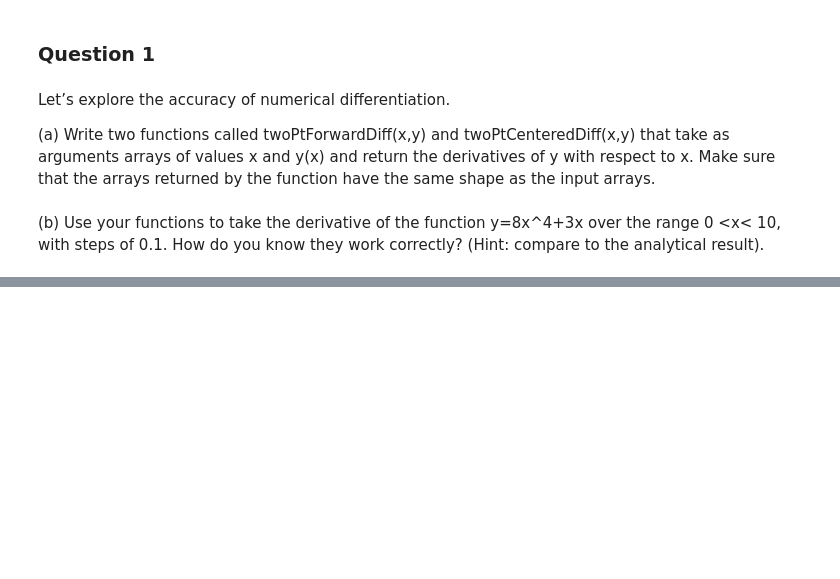
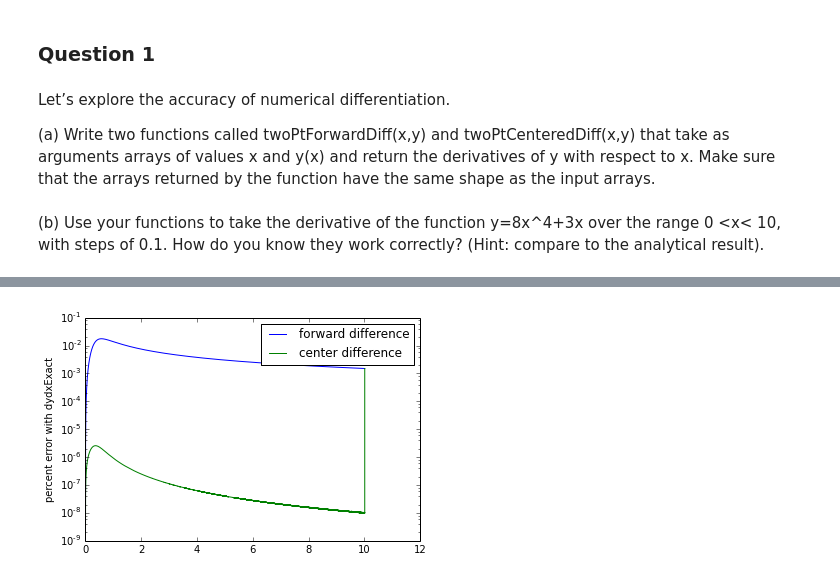
Before and after one commit to jparke08/PHYS202-S14, a Jupyter notebook: SciPy/DifferentiationExercises.ipynb, the cells around one changed output, grey strips where cells are left out. Drawn from its saved outputs; the diff is of its cells as text; code cells hidden in the pictures; blank space fills up the shorter version.

```diff
--- a/SciPy/DifferentiationExercises.ipynb
+++ b/SciPy/DifferentiationExercises.ipynb
@@ -69,0 +81,18 @@ plt.show()
+# %%
+x2 = np.arange(0.,10.01, 0.0001)
+y2 = 8 * (x2 ** 4) + 3*x2
+dydx1 = twoPtForwardDiff(x2,y2)
+dydx2 = twoPtCenteredDiff(x2,y2)
+dydxExact = 32*(x2**3) + 3
+# %%
+percentError1 = 100*abs( dydx1[1:] - dydxExact[1:] )/dydxExact[1:]
+percentError2 = 100*abs( dydx2[1:] - dydxExact[1:] )/dydxExact[1:]
+
+
+plt.semilogy(x2[1:], percentError1, label='forward difference')
+plt.semilogy(x2[1:], percentError2, label='center difference')
+plt.ylabel("percent error with dydxExact")
+plt.legend(loc="upper right")
+plt.show()
+# %% [output]
+[figure, added]
```
Also changed, not shown: parts of 18 cells of this notebook, 2 other files.
